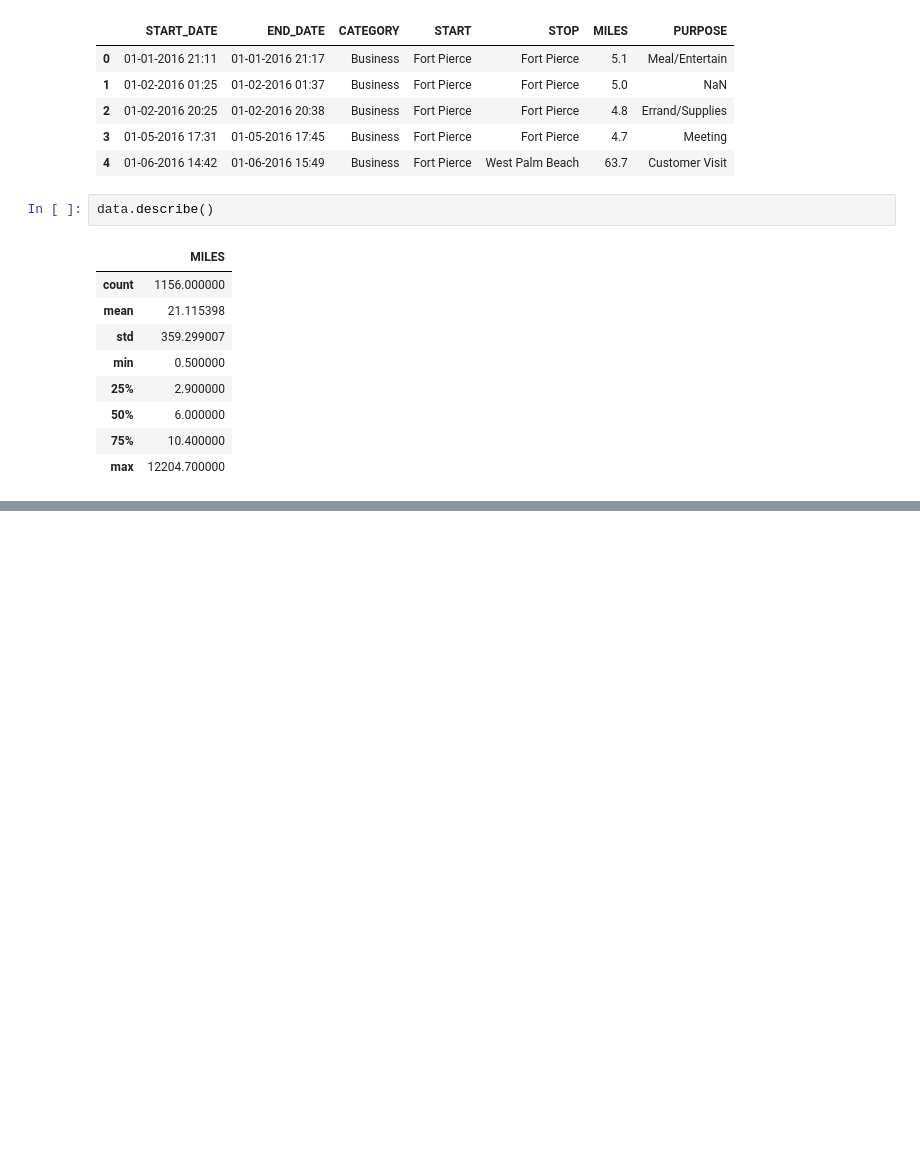
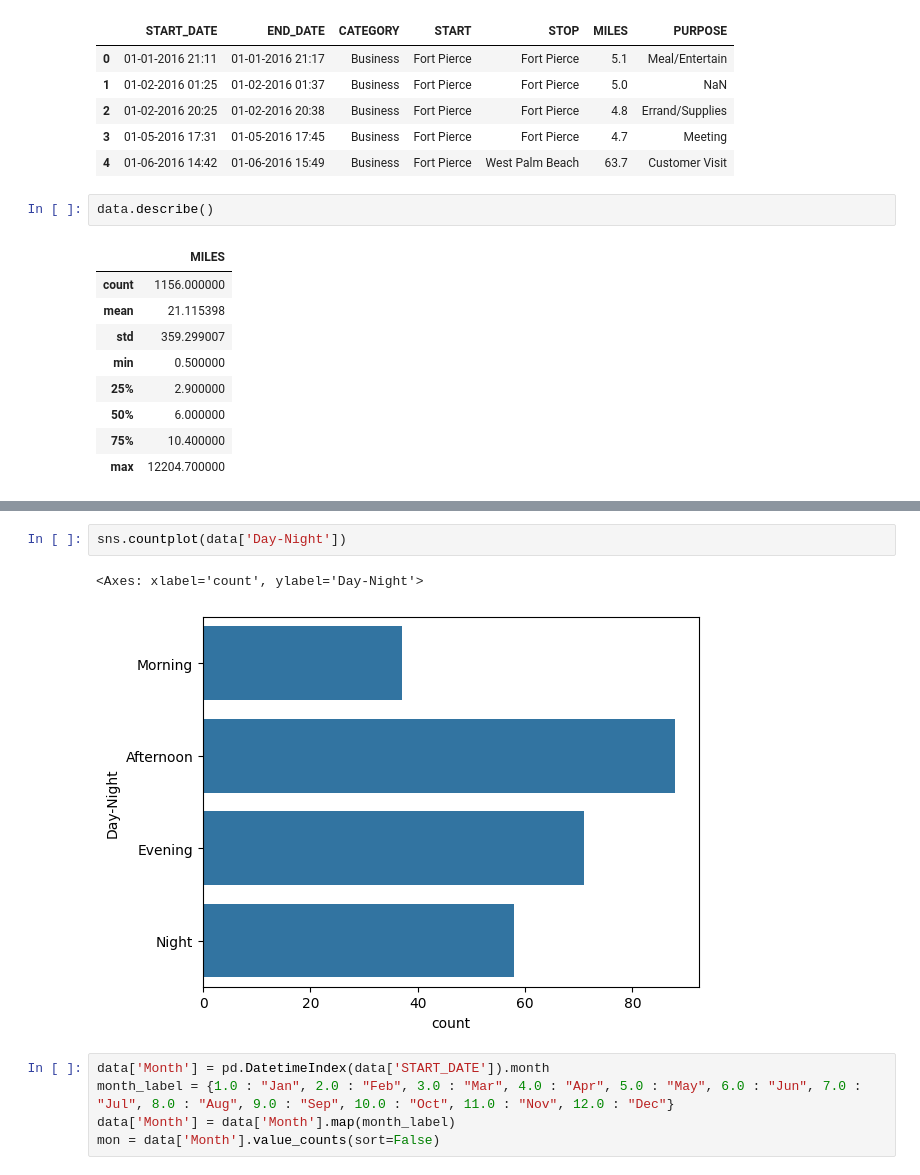
Before and after one commit to Kabyik-Kayal/DATA-ANALYSIS-PROJECTS, a Jupyter notebook: Uber/data_analysis.ipynb, the cells around one changed output, grey strips where cells are left out. Saved outputs shown, nothing was run; the diff lists cells and outputs as text; blank space fills up the shorter version.

```diff
--- a/Uber/data_analysis.ipynb
+++ b/Uber/data_analysis.ipynb
@@ -47,0 +118,10 @@ data.describe()
+# %%
+sns.countplot(data['Day-Night'])
+# %% [output]
+<Axes: xlabel='count', ylabel='Day-Night'>
+[figure, added]
+# %%
+data['Month'] = pd.DatetimeIndex(data['START_DATE']).month
+month_label = {1.0 : "Jan", 2.0 : "Feb", 3.0 : "Mar", 4.0 : "Apr", 5.0 : "May", 6.0 : "Jun", 7.0 : "Jul", 8.0 : "Aug", 9.0 : "Sep", 10.0 : "Oct", 11.0 : "Nov", 12.0 : "Dec"}
+data['Month'] = data['Month'].map(month_label)
+mon = data['Month'].value_counts(sort=False)
```
Also changed, not shown: parts of 23 cells of this notebook.
